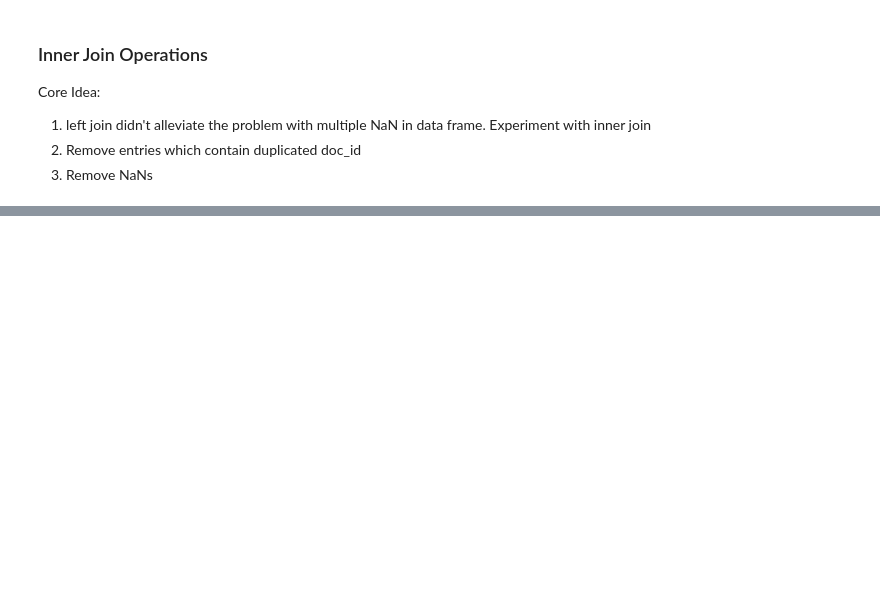
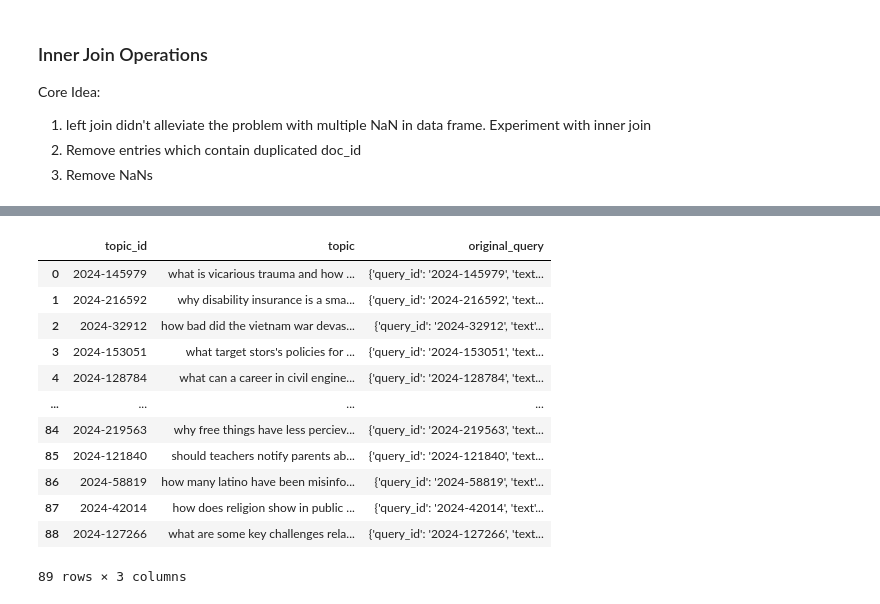
Before and after one commit to AlbertGesk/slt_group_2_positional_bias, a Jupyter notebook: notebooks/4.0-ag-package-merged-data-frame.ipynb, the cells around one changed output, grey strips where cells are left out. Drawn from its saved outputs; the diff is of its cells as text; code cells hidden in the pictures; blank space fills up the shorter version.

```diff
--- a/notebooks/4.0-ag-package-merged-data-frame.ipynb
+++ b/notebooks/4.0-ag-package-merged-data-frame.ipynb
@@ -68,3 +89,19 @@ df_merged
+# %%
+df_topics
+# %% [output]
+|  | topic_id | topic | original_query |
+| 0 | 2024-145979 | what is vicarious trauma and how ... | {'query_id': '2024-145979', 'text... |
+| 1 | 2024-216592 | why disability insurance is a sma... | {'query_id': '2024-216592', 'text... |
+| 2 | 2024-32912 | how bad did the vietnam war devas... | {'query_id': '2024-32912', 'text'... |
+| 3 | 2024-153051 | what target stors's policies for ... | {'query_id': '2024-153051', 'text... |
+| 4 | 2024-128784 | what can a career in civil engine... | {'query_id': '2024-128784', 'text... |
+| ... | ... | ... | ... |
+| 84 | 2024-219563 | why free things have less perciev... | {'query_id': '2024-219563', 'text... |
+| 85 | 2024-121840 | should teachers notify parents ab... | {'query_id': '2024-121840', 'text... |
+| 86 | 2024-58819 | how many latino have been misinfo... | {'query_id': '2024-58819', 'text'... |
+| 87 | 2024-42014 | how does religion show in public ... | {'query_id': '2024-42014', 'text'... |
+| 88 | 2024-127266 | what are some key challenges rela... | {'query_id': '2024-127266', 'text... |
+89 rows × 3 columns
 # %%
 logger.info(f"df_merged column 'doc_id' is unique: {df_merged["doc_id"].is_unique}")
 # %% [output]
```
Also changed, not shown: parts of 5 cells of this notebook, 7 other files.
